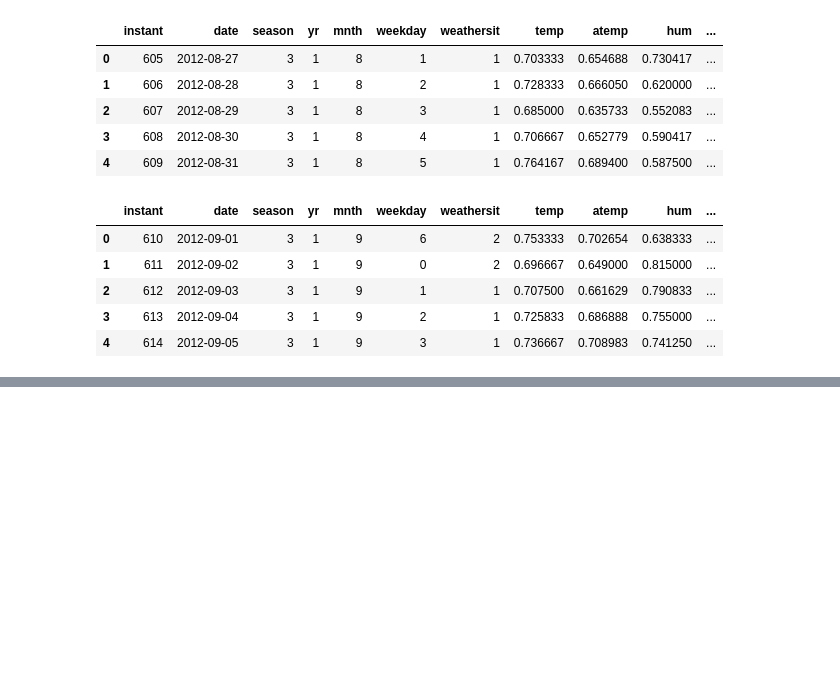
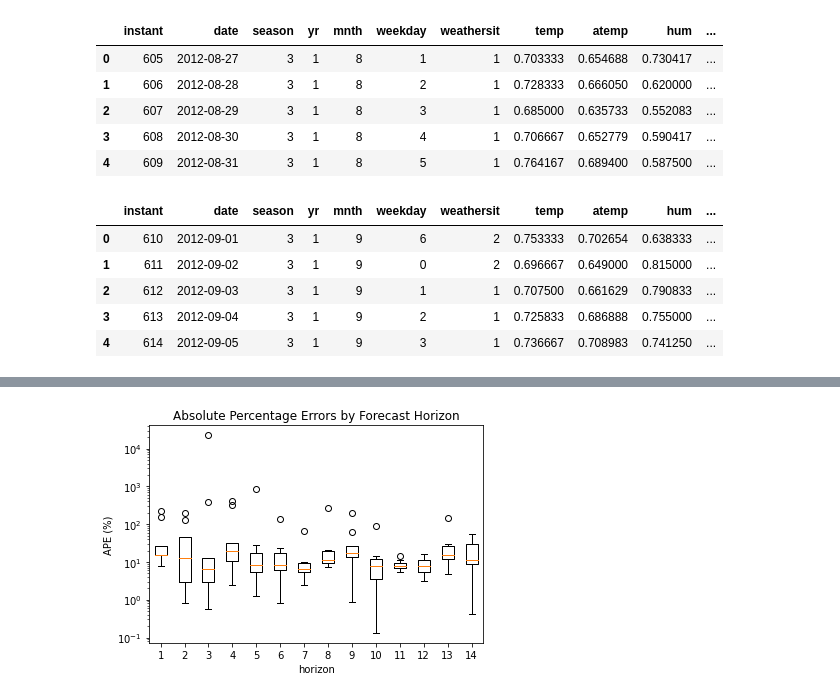
Before and after one commit to LucasBurgessDev/DataScience, a Jupyter notebook: DevIntroDS/bike-share.ipynb, the cells around one changed output, grey strips where cells are left out. Saved outputs shown, nothing was run; the diff lists cells and outputs as text; code cells hidden in the pictures; blank space fills up the shorter version.

```diff
--- a/DevIntroDS/bike-share.ipynb
+++ b/DevIntroDS/bike-share.ipynb
@@ -92,0 +206,8 @@ test.to_pandas_dataframe().head(5).reset_index(drop=True)
+# %%
+from run_forecast import run_rolling_forecast
+max_horizon = 14
+test_experiment = Experiment(ws, experiment_name + '_test')
+remote_run = run_rolling_forecast(test_experiment, compute_target,
+                                  best_run, test, max_horizon,
+                                  target_column_name, time_column_name)
+remote_run
@@ -92,0 +296,14 @@ test.to_pandas_dataframe().head(5).reset_index(drop=True)
+# %%
+df_all_APE = df_all.assign(APE=APE(df_all[target_column_name], df_all['predicted']))
+APEs = [df_all_APE[df_all['horizon_origin'] == h].APE.values for h in range(1, max_horizon + 1)]
+
+%matplotlib inline
+plt.boxplot(APEs)
+plt.yscale('log')
+plt.xlabel('horizon')
+plt.ylabel('APE (%)')
+plt.title('Absolute Percentage Errors by Forecast Horizon')
+
+plt.show()
+# %% [output]
+[figure, added]
```
Also changed, not shown: parts of 27 cells of this notebook, 12 other files.
